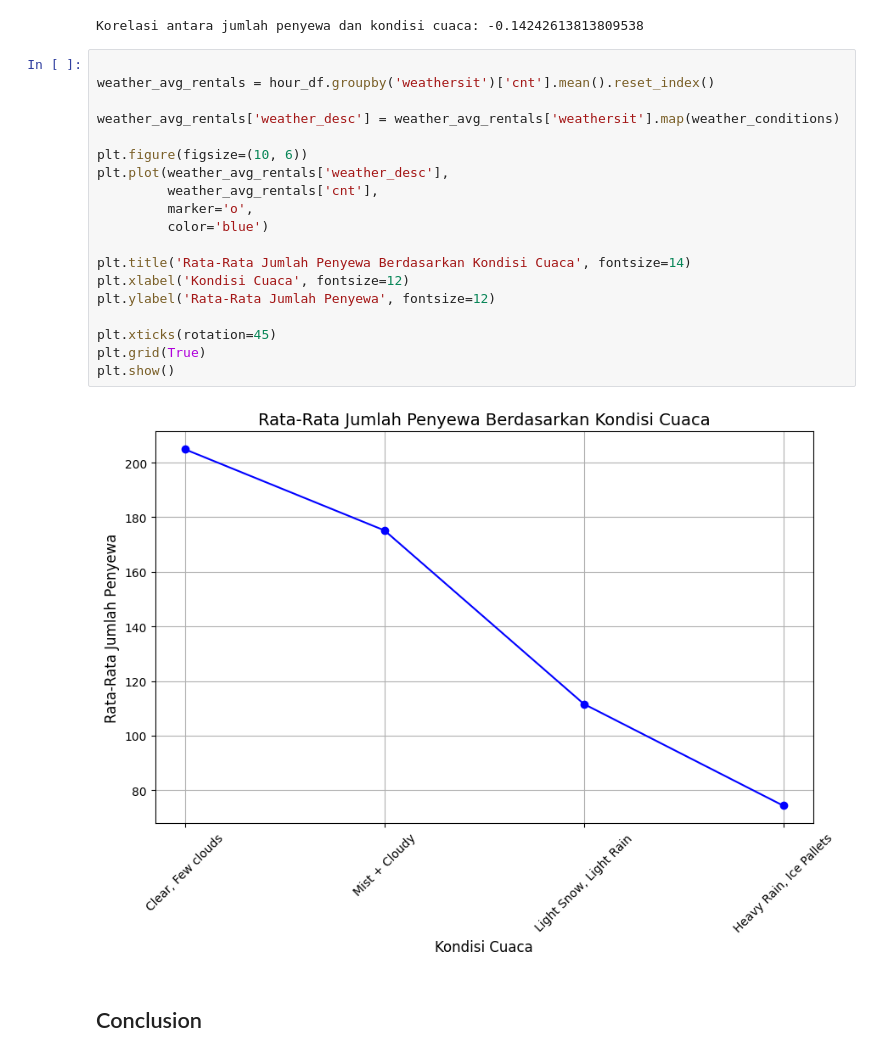
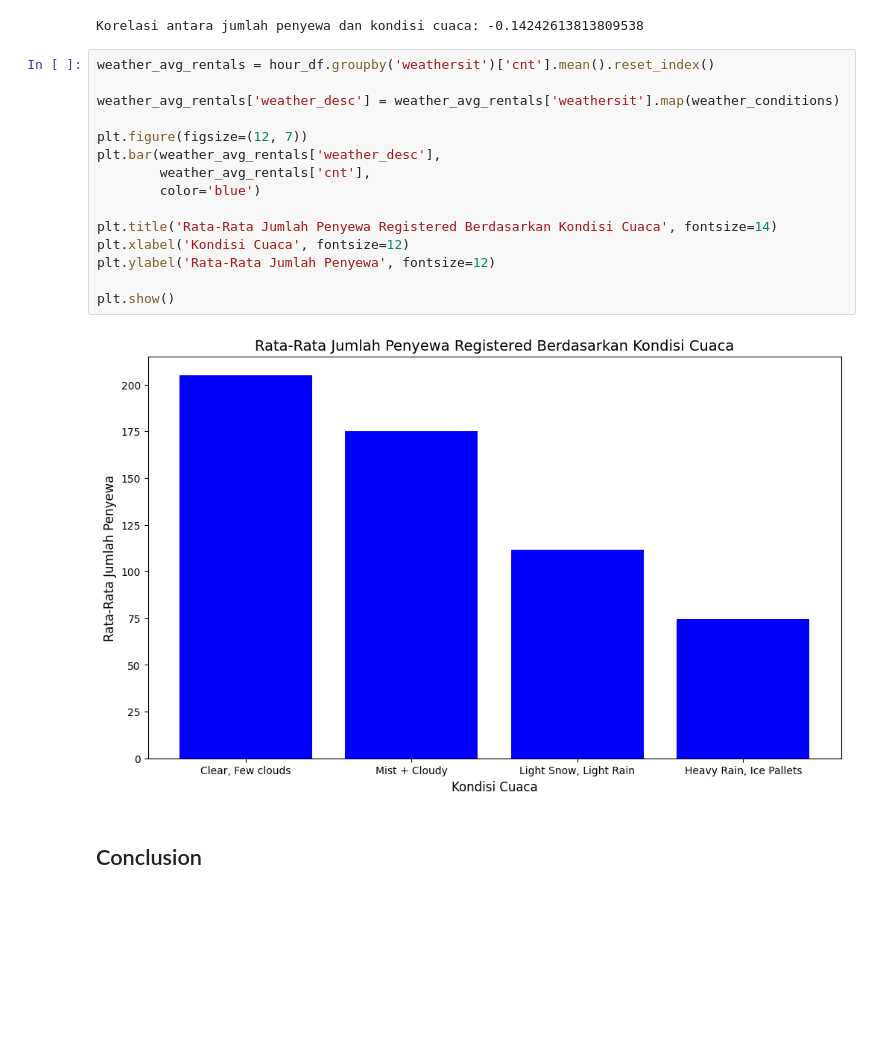
Before and after one commit to wahyunirosyidah/submission, a Jupyter notebook: notebook.ipynb, the cells around one changed output. Saved outputs shown, nothing was run; the diff lists cells and outputs as text; blank space fills up the shorter version.

Commit message:
all visual done

```diff
--- a/notebook.ipynb
+++ b/notebook.ipynb
@@ -405,27 +404,23 @@ correlation = hour_df['cnt'].corr(hour_df['weathersit'])
 print(f"Korelasi antara jumlah penyewa dan kondisi cuaca: {correlation}")
 # %% [output]
 Korelasi antara jumlah penyewa dan kondisi cuaca: -0.14242613813809538
-# %%
-
-weather_avg_rentals = hour_df.groupby('weathersit')['cnt'].mean().reset_index()
-
-weather_avg_rentals['weather_desc'] = weather_avg_rentals['weathersit'].map(weather_conditions)
-
-plt.figure(figsize=(10, 6))
-plt.plot(weather_avg_rentals['weather_desc'],
-         weather_avg_rentals['cnt'],
-         marker='o',
-         color='blue')
-
-plt.title('Rata-Rata Jumlah Penyewa Berdasarkan Kondisi Cuaca', fontsize=14)
-plt.xlabel('Kondisi Cuaca', fontsize=12)
-plt.ylabel('Rata-Rata Jumlah Penyewa', fontsize=12)
-
-plt.xticks(rotation=45)
-plt.grid(True)
-plt.show()
-# %% [output]
-[figure, removed]
+# %%
+weather_avg_rentals = hour_df.groupby('weathersit')['cnt'].mean().reset_index()
+
+weather_avg_rentals['weather_desc'] = weather_avg_rentals['weathersit'].map(weather_conditions)
+
+plt.figure(figsize=(12, 7))
+plt.bar(weather_avg_rentals['weather_desc'],
+        weather_avg_rentals['cnt'],
+        color='blue')
+
+plt.title('Rata-Rata Jumlah Penyewa Registered Berdasarkan Kondisi Cuaca', fontsize=14)
+plt.xlabel('Kondisi Cuaca', fontsize=12)
+plt.ylabel('Rata-Rata Jumlah Penyewa', fontsize=12)
+
+plt.show()
+# %% [output]
+[figure, added]
 # %% [markdown]
 ## Conclusion
 # %% [markdown]
```
Also changed, not shown: parts of 2 cells of this notebook.
